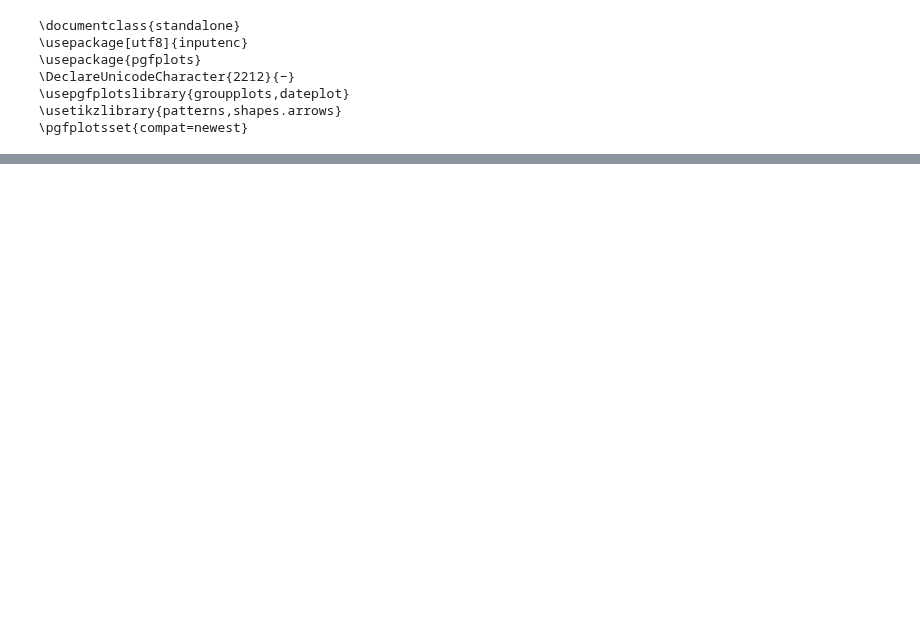
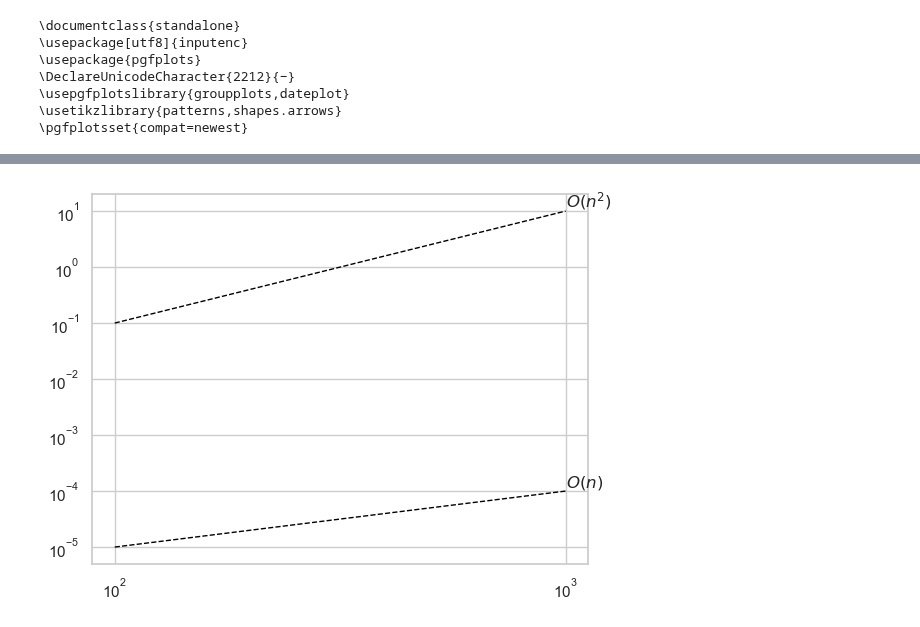
Before and after one commit to mtsodf/algoritmos, a Jupyter notebook: semana06/plots_semana06.ipynb, the cells around one changed output, grey strips where cells are left out. Cells and saved outputs as stored; diff of their text form; code cells hidden in the pictures; blank space fills up the shorter version.

```diff
--- a/semana06/plots_semana06.ipynb
+++ b/semana06/plots_semana06.ipynb
@@ -99,0 +102,26 @@ plt.show()
+# %%
+
+fig, ax = plt.subplots(1, 1)
+sns.set_theme(style="whitegrid")
+sort_case = "random_points"
+sns.lineplot(data=df[df.sort_case == sort_case], x="n", y="time", ax=ax, hue="container") #, palette=hue_colors)
+
+
+ax.set(xscale="log", yscale="log")
+
+xs = [100, 1000]; ys = [1e-1, 1e+1]
+ax.plot(xs, ys, color="black", linestyle="dashed", linewidth=1)
+ax.text(xs[-1], ys[-1], "$O(n^{2})$", fontsize=12, verticalalignment="bottom")
+
+xs = [100, 1000]; ys = [1e-5, 1e-4]
+ax.plot(xs, ys, color="black", linestyle="dashed", linewidth=1)
+ax.text(xs[-1], ys[-1], "$O(n)$", fontsize=12, verticalalignment="bottom")
+
+xs = [math.pow(10, i) for i in range(1, 7)]
+ys = [x*math.log(x)/10000000 for x in xs]
+
+plt.savefig(f"tex/figs/tests_{sort_case}.pdf", bbox_inches='tight', pad_inches=0.0)
+
+plt.show()
+# %% [output]
+[figure, added]
```
Also changed, not shown: parts of 5 cells of this notebook, 5 other files.
